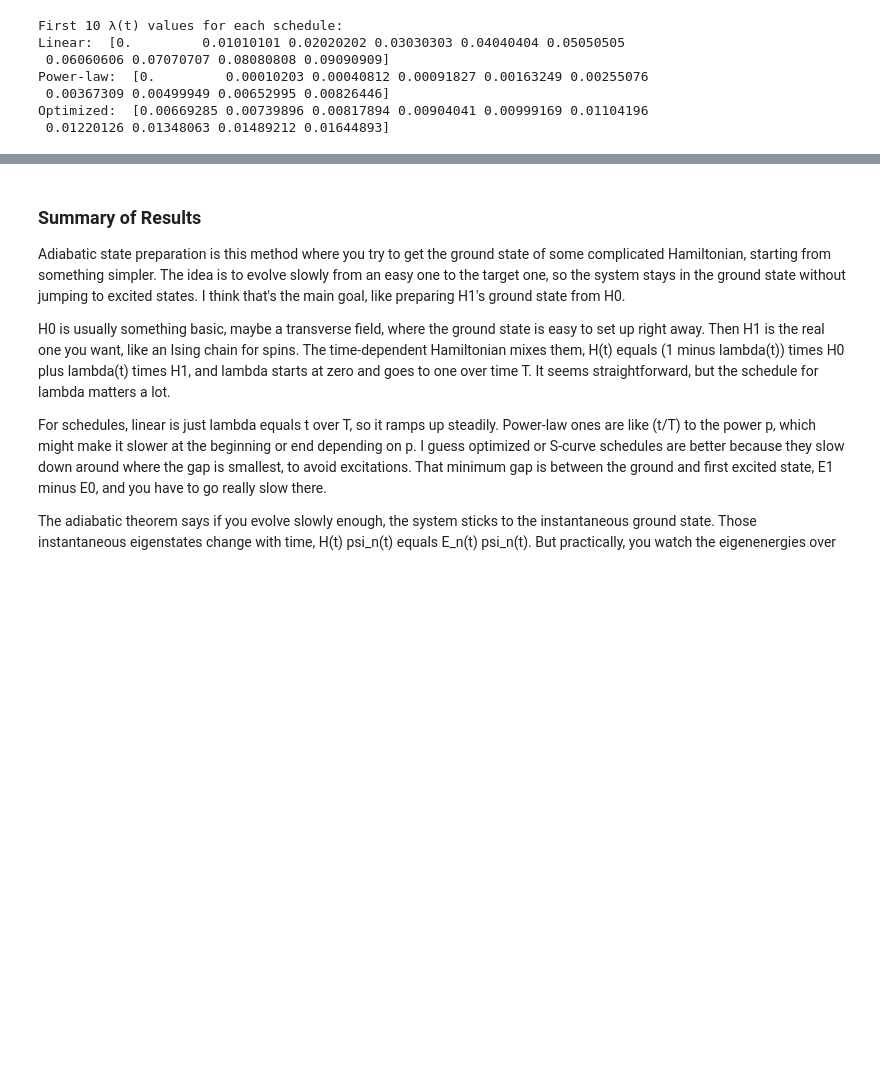
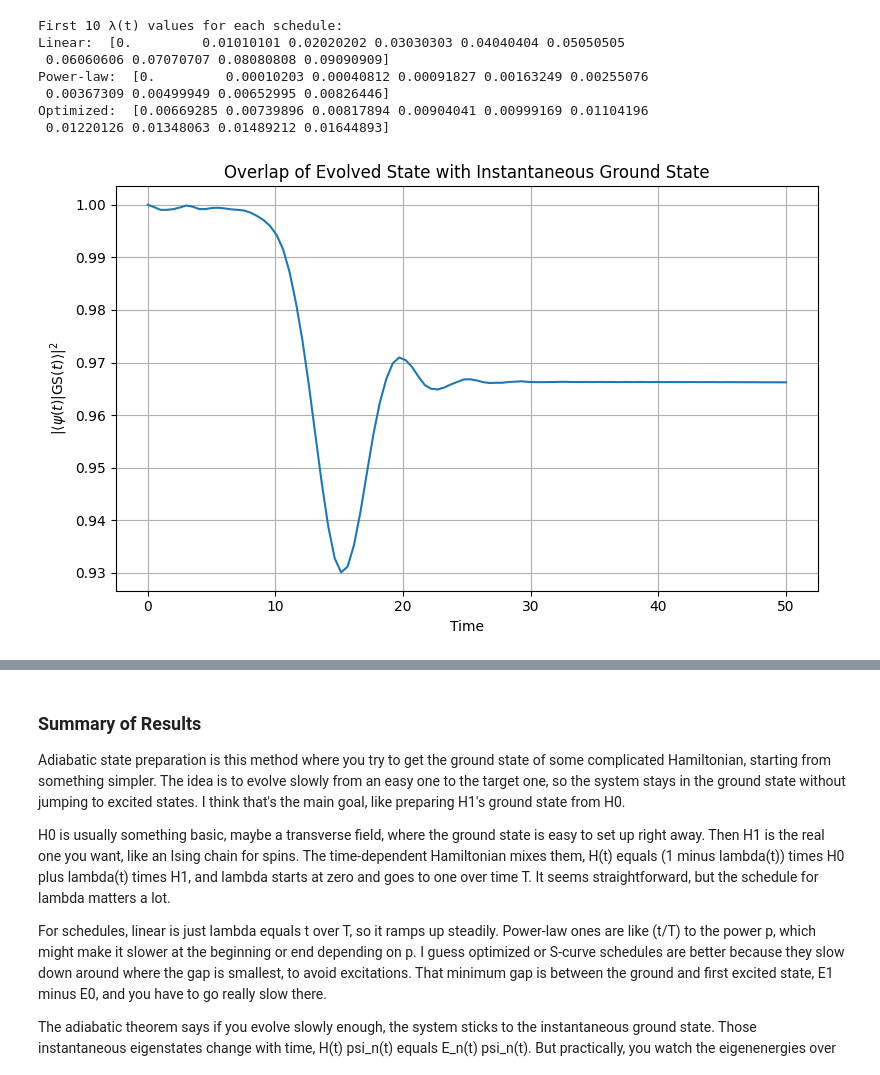
Before and after one commit to Abiyzelalem27/Quantum_Algorithms, a Jupyter notebook: Adiabatic _state_preparation.ipynb, the cells around one changed output, grey strips where cells are left out. Drawn from its saved outputs; the diff is of its cells as text; code cells hidden in the pictures; blank space fills up the shorter version.

```diff
--- a/Adiabatic _state_preparation.ipynb
+++ b/Adiabatic _state_preparation.ipynb
@@ -317,3 +426,90 @@ Power-law:  [0.         0.00010203 0.00040812 0.00091827 0.00163249 0.00255076
  0.00367309 0.00499949 0.00652995 0.00826446]
 Optimized:  [0.00669285 0.00739896 0.00817894 0.00904041 0.00999169 0.01104196
  0.01220126 0.01348063 0.01489212 0.01644893]
+# %%
+import numpy as np
+import matplotlib.pyplot as plt
+from qutip import *
+from scipy.sparse import csr_matrix
+
+# Define constants
+Jz = 2 * np.pi
+h = 0.5 * 2 * np.pi
+
+def build_pauli(N, pauli, target):
+    """Create a Pauli operator acting on a single qubit in N-qubit space."""
+    op_list = [qeye(2)] * N
+    op_list[target] = pauli
+    return tensor(op_list)
+
+def build_two_qubit(N, pauli1, pauli2, i, j):
+    op_list = [qeye(2)] * N
+    op_list[i] = pauli1
+    op_list[j] = pauli2
+    return tensor(op_list)
+
+def build_H0_qutip(N):
+    return -sum([build_pauli(N, sigmax(), i) for i in range(N)])
+
+def build_H1_qutip(N):
+    interaction = sum([0.5 * Jz * build_two_qubit(N, sigmaz(), sigmaz(), i, i+1) for i in range(N-1)])
+    field = sum([-0.5 * h * build_pauli(N, sigmaz(), i) for i in range(N)])
+    return interaction + field
+
+def build_H_time_dependent(N, t_final):
+    H0 = build_H0_qutip(N)
+    H1 = build_H1_qutip(N)
+
+    def H_t_coeff(t, args):
+        return t / t_final
+
+    def H_0_coeff(t, args):
+        return 1 - t / t_final
+
+    return [[H0, H_0_coeff], [H1, H_t_coeff]]
+
+def initial_state_qutip(N):
+    plus = (basis(2, 0) + basis(2, 1)).unit()
+    return tensor([plus for _ in range(N)])
+
+def compute_overlap(psi_t, eigenstates):
+    return [np.abs(psi_t.overlap(eig))**2 for eig in eigenstates]
+
+def run_simulation(N=5, t_final=50, steps=100):
+    times = np.linspace(0, t_final, steps)
+
+    H_td = build_H_time_dependent(N, t_final)
+    psi0 = initial_state_qutip(N)
+
+    # Time evolution
+    result = mesolve(H_td, psi0, times, [], [])
+
+    # Precompute instantaneous ground states
+    eigen_overlaps = []
+    for i, t in enumerate(times):
+        H0 = build_H0_qutip(N)
+        H1 = build_H1_qutip(N)
+        H_inst = (1 - t/t_final) * H0 + (t/t_final) * H1
+        eigvals, eigstates = H_inst.eigenstates()
+        ground_state = eigstates[0]
+
+        # Overlap between |ψ(t)> and instantaneous ground state
+        psi_t = result.states[i]
+        overlap = np.abs(psi_t.overlap(ground_state))**2
+        eigen_overlaps.append(overlap)
+
+    # Plotting
+    plt.figure(figsize=(8, 5))
+    plt.plot(times, eigen_overlaps)
+    plt.xlabel("Time")
+    plt.ylabel(r"$|\langle \psi(t)|\text{GS}(t) \rangle|^2$")
+    plt.title("Overlap of Evolved State with Instantaneous Ground State")
+    plt.grid(True)
+    plt.tight_layout()
+    plt.show()
+
+# Try for N=5 and N=6, t_final=50 or other values
+run_simulation(N=5, t_final=50)
+run_simulation(N=6, t_final=50)
+# %% [output]
+[figure, added]
```
Also changed, not shown: parts of 7 cells of this notebook.
